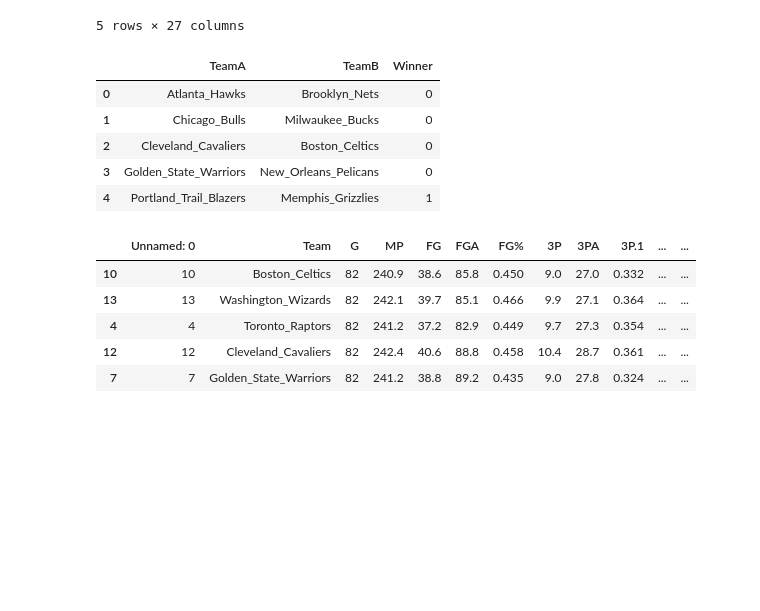
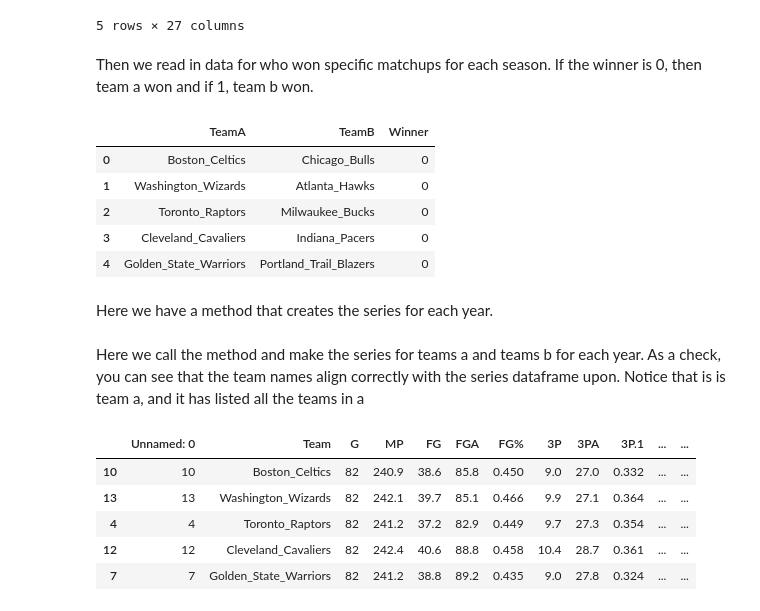
Before and after one commit to MaloneRobert/BasketballPredictor, a Jupyter notebook: Series_Preprocess.ipynb, the cells around one changed output. Cells and saved outputs as stored; diff of their text form; code cells hidden in the pictures; blank space fills up the shorter version.

Commit message:
Added comments to preprocessing and series preprocessing, started preparing test data

```diff
--- a/Series_Preprocess.ipynb
+++ b/Series_Preprocess.ipynb
@@ -43,17 +51,21 @@ for df in opp_arr:
+# %% [markdown]
+Then we read in data for who won specific matchups for each season. If the winner is 0, then team a won and if 1, team b won.
 # %%
 '''READS IN SERIES INFORMATION CSV FILES'''
 series_in1314 = pd.read_csv('./Playoff_Matchups/Playoff_13-14.csv', sep=',')
 series_in1415 = pd.read_csv('./Playoff_Matchups/Playoff_14-15.csv', sep=',')
 series_in1516 = pd.read_csv('./Playoff_Matchups/Playoff_15-16.csv', sep=',')
 series_in1617 = pd.read_csv('./Playoff_Matchups/Playoff_16-17.csv', sep=',')
-series_in1415.head()
+series_in1617.head()
 # %% [output]
 |  | TeamA | TeamB | Winner |
-| 0 | Atlanta_Hawks | Brooklyn_Nets | 0 |
-| 1 | Chicago_Bulls | Milwaukee_Bucks | 0 |
-| 2 | Cleveland_Cavaliers | Boston_Celtics | 0 |
-| 3 | Golden_State_Warriors | New_Orleans_Pelicans | 0 |
-| 4 | Portland_Trail_Blazers | Memphis_Grizzlies | 1 |
+| 0 | Boston_Celtics | Chicago_Bulls | 0 |
+| 1 | Washington_Wizards | Atlanta_Hawks | 0 |
+| 2 | Toronto_Raptors | Milwaukee_Bucks | 0 |
+| 3 | Cleveland_Cavaliers | Indiana_Pacers | 0 |
+| 4 | Golden_State_Warriors | Portland_Trail_Blazers | 0 |
+# %% [markdown]
+Here we have a method that creates the series for each year.
 # %%
 def make_series(tm, series, df):
     if tm == 'a':
@@ -69,6 +81,8 @@ def make_series(tm, series, df):
         team = pd.concat(frames)
 
     return team
+# %% [markdown]
+Here we call the method and make the series for teams a and teams b for each year. As a check, you can see that the team names align correctly with the series dataframe upon. Notice that is is team a, and it has listed all the teams in a
 # %%
 '''THIS MAKES THE FOR AND OPPOSING TABLES FOR THE PLAYOFFS TEAM A'''
 a = 'a'
```
Also changed, not shown: parts of 22 cells of this notebook, 5 other files.
